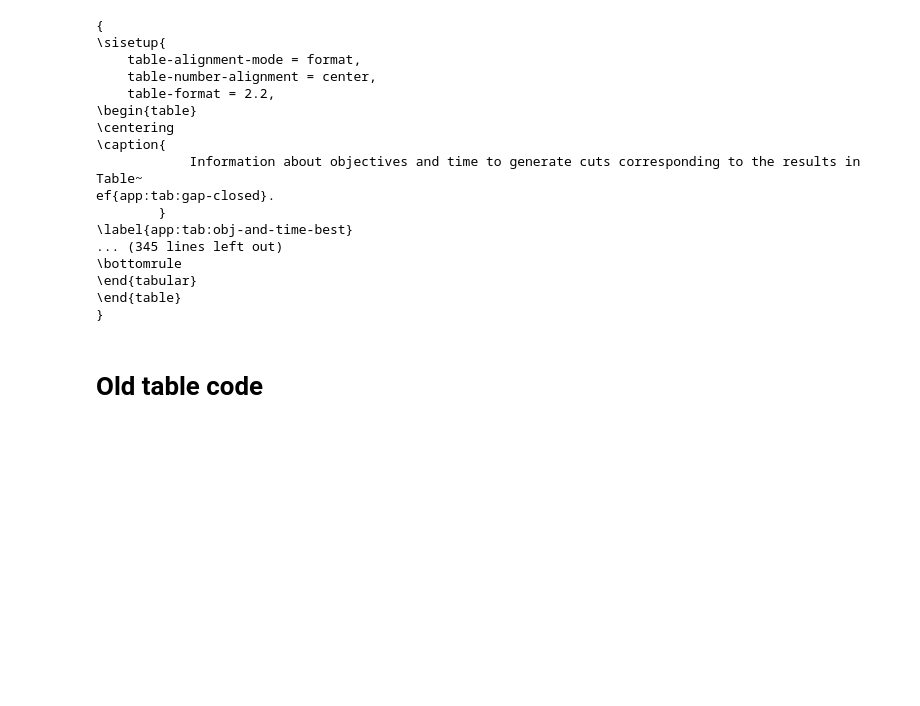
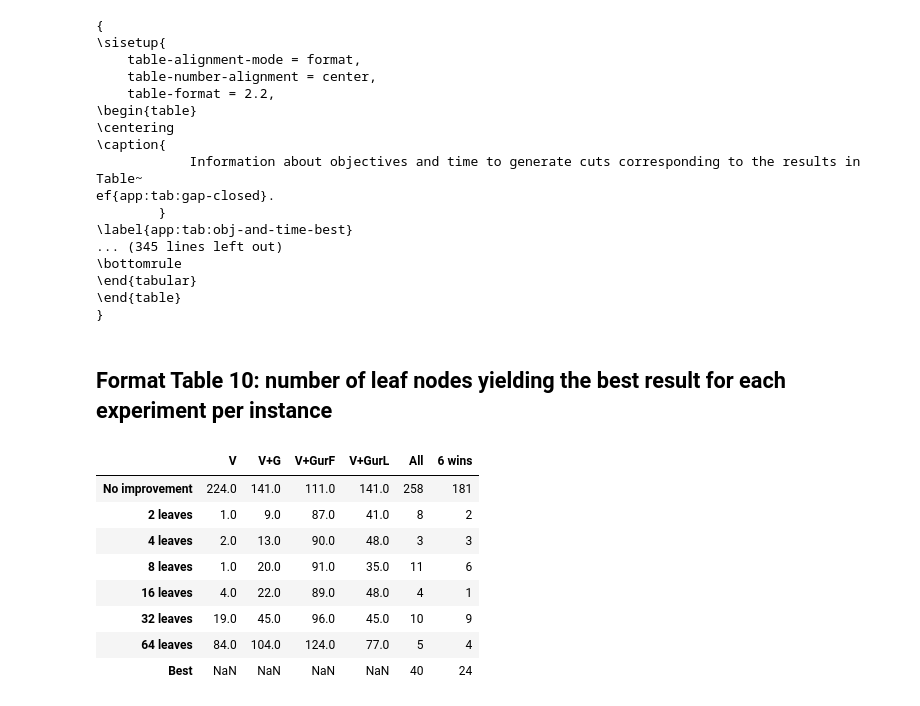
Before and after one commit to akazachk/vpc, a Jupyter notebook: plots/plots.ipynb, the cells around one changed output. Drawn from its saved outputs; the diff is of its cells as text; code cells hidden in the pictures; blank space fills up the shorter version.

```diff
--- a/plots/plots.ipynb
+++ b/plots/plots.ipynb
@@ -3587,5 +3766,3 @@ ef{app:tab:gap-closed}.
 \end{tabular}
 \end{table}
 }
-# %% [markdown]
-# Old table code
@@ -3721,0 +3769,15 @@ ef{app:tab:gap-closed}.
+# %% [markdown]
+## Format Table 10: number of leaf nodes yielding the best result for each experiment per instance
+# %%
+TABLE10 = pd.concat([best_disj_gap_df,best_disj_time_df],axis=1)
+TABLE10
+# %% [output]
+|  | V | V+G | V+GurF | V+GurL | All | 6 wins |
+| No improvement | 224.0 | 141.0 | 111.0 | 141.0 | 258 | 181 |
+| 2 leaves | 1.0 | 9.0 | 87.0 | 41.0 | 8 | 2 |
+| 4 leaves | 2.0 | 13.0 | 90.0 | 48.0 | 3 | 3 |
+| 8 leaves | 1.0 | 20.0 | 91.0 | 35.0 | 11 | 6 |
+| 16 leaves | 4.0 | 22.0 | 89.0 | 48.0 | 4 | 1 |
+| 32 leaves | 19.0 | 45.0 | 96.0 | 45.0 | 10 | 9 |
+| 64 leaves | 84.0 | 104.0 | 124.0 | 77.0 | 5 | 4 |
+| Best | NaN | NaN | NaN | NaN | 40 | 24 |
```
Also changed, not shown: parts of 19 cells of this notebook.
